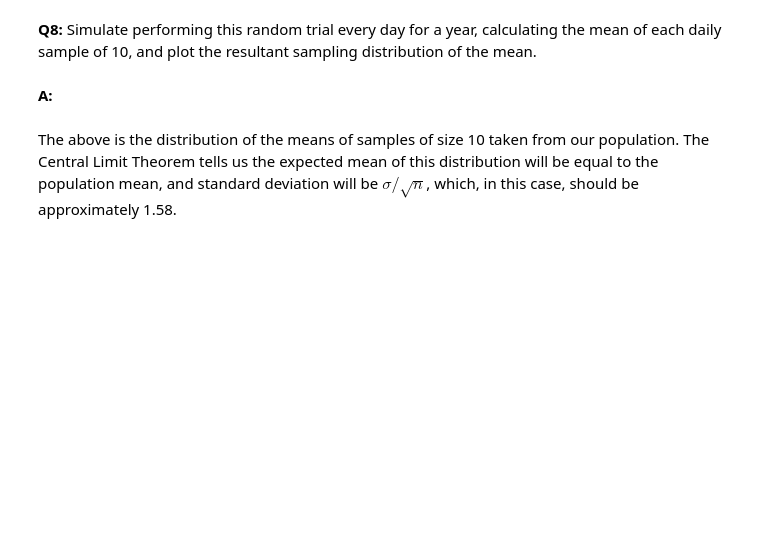
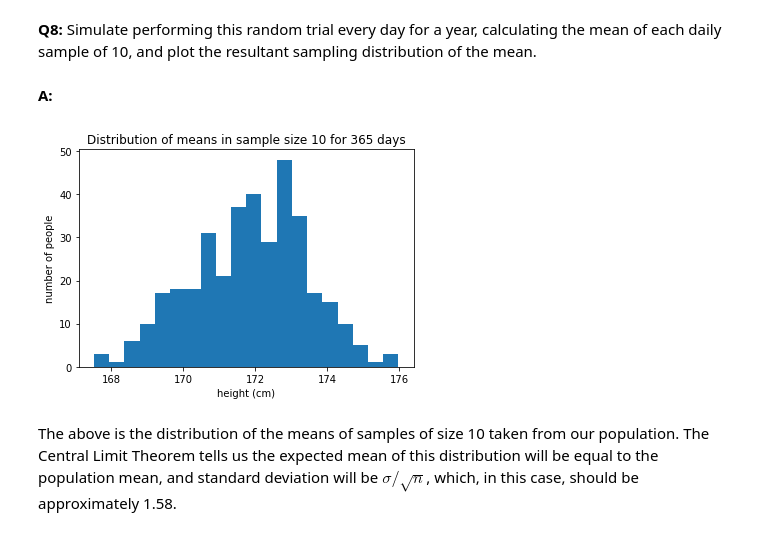
Before and after one commit to Dylan-C-Neal/Springboard-Data-Science-Career-Track, a Jupyter notebook: 11.1 Frequentist Case Study/Frequentist Inference Case Study - Part A (3).ipynb, the cells around one changed output. Saved outputs shown, nothing was run; the diff lists cells and outputs as text; code cells hidden in the pictures; blank space fills up the shorter version.

```diff
--- a/11.1 Frequentist Case Study/Frequentist Inference Case Study - Part A (3).ipynb
+++ b/11.1 Frequentist Case Study/Frequentist Inference Case Study - Part A (3).ipynb
@@ -198,9 +198,21 @@ np.mean(daily_sample2)
 __Q8:__ Simulate performing this random trial every day for a year, calculating the mean of each daily sample of 10, and plot the resultant sampling distribution of the mean.
 # %% [markdown]
 __A:__
+# %%
+sdist = []
 # %%
 seed(47)
 # take your samples here
+
+for _ in range(365):
+    sdist.append(np.mean(townsfolk_sampler(10)))
+# %%
+_ = plt.hist(sdist, bins=20)
+_ = plt.xlabel('height (cm)')
+_ = plt.ylabel('number of people')
+_ = plt.title('Distribution of means in sample size 10 for 365 days')
+# %% [output]
+[figure, added]
 # %% [markdown]
 The above is the distribution of the means of samples of size 10 taken from our population. The Central Limit Theorem tells us the expected mean of this distribution will be equal to the population mean, and standard deviation will be $\sigma / \sqrt n$, which, in this case, should be approximately 1.58.
 # %% [markdown]
```
Also changed, not shown: parts of 5 cells of this notebook.
